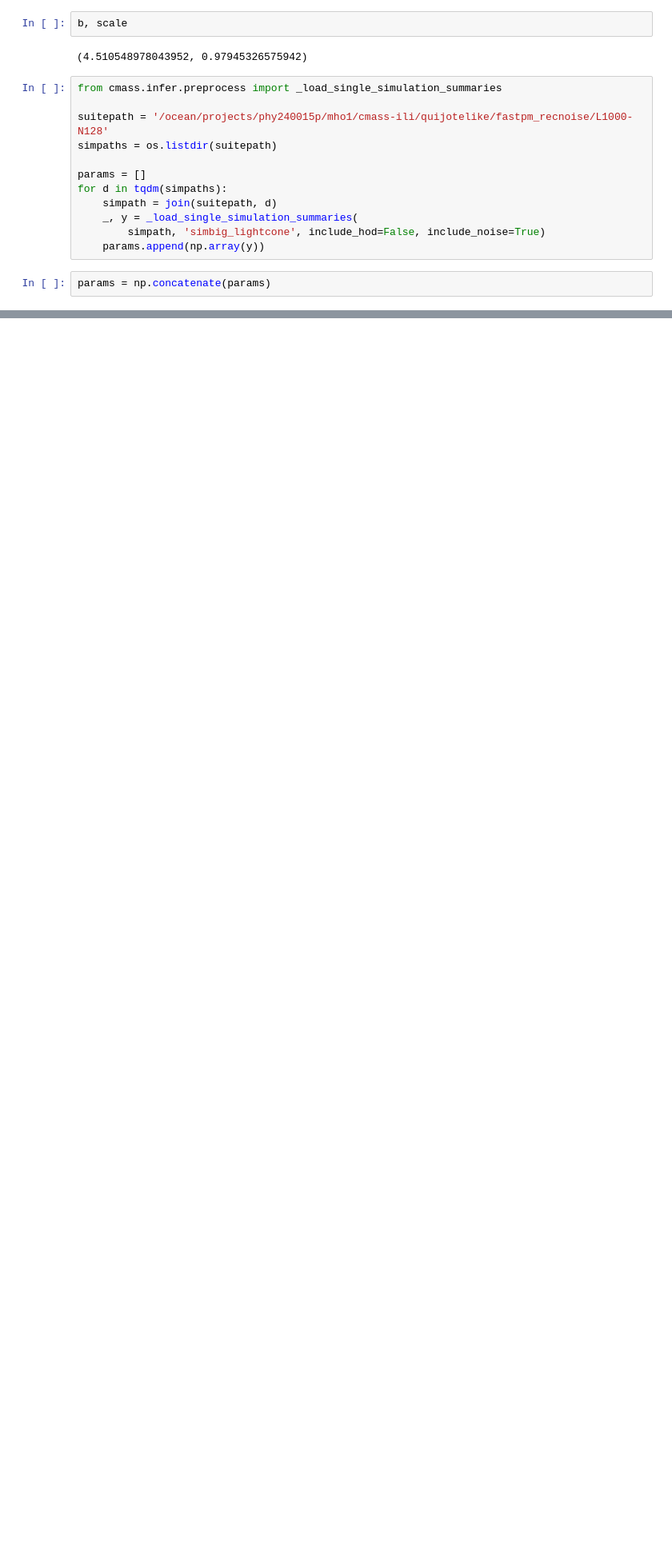
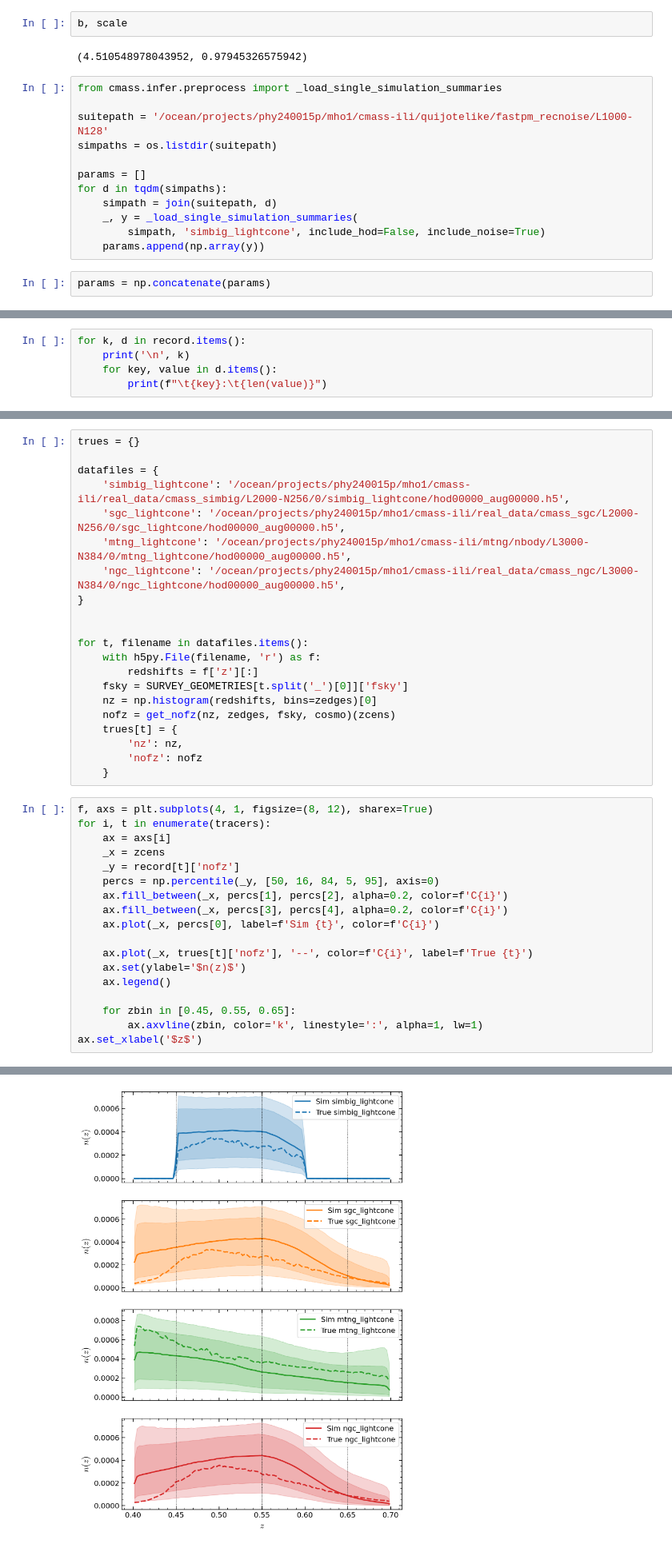
Before and after one commit to maho3/matts_tests, a Jupyter notebook: test_noising.ipynb, the cells around one changed output, grey strips where cells are left out. Shown at 80% size. Saved outputs shown, nothing was run; the diff lists cells and outputs as text; blank space fills up the shorter version.

```diff
--- a/test_noising.ipynb
+++ b/test_noising.ipynb
@@ -89,0 +238,5 @@ ax.semilogy()
+# %%
+for k, d in record.items():
+    print('\n', k)
+    for key, value in d.items():
+        print(f"\t{key}:\t{len(value)}")
@@ -89,0 +306,40 @@ ax.semilogy()
+# %%
+trues = {}
+
+datafiles = {
+    'simbig_lightcone': '/ocean/projects/phy240015p/mho1/cmass-ili/real_data/cmass_simbig/L2000-N256/0/simbig_lightcone/hod00000_aug00000.h5',
+    'sgc_lightcone': '/ocean/projects/phy240015p/mho1/cmass-ili/real_data/cmass_sgc/L2000-N256/0/sgc_lightcone/hod00000_aug00000.h5',
+    'mtng_lightcone': '/ocean/projects/phy240015p/mho1/cmass-ili/mtng/nbody/L3000-N384/0/mtng_lightcone/hod00000_aug00000.h5',
+    'ngc_lightcone': '/ocean/projects/phy240015p/mho1/cmass-ili/real_data/cmass_ngc/L3000-N384/0/ngc_lightcone/hod00000_aug00000.h5',
+}
+
+
+for t, filename in datafiles.items():
+    with h5py.File(filename, 'r') as f:
+        redshifts = f['z'][:]
+    fsky = SURVEY_GEOMETRIES[t.split('_')[0]]['fsky']
+    nz = np.histogram(redshifts, bins=zedges)[0]
+    nofz = get_nofz(nz, zedges, fsky, cosmo)(zcens)
+    trues[t] = {
+        'nz': nz,
+        'nofz': nofz
+    }
+# %%
+f, axs = plt.subplots(4, 1, figsize=(8, 12), sharex=True)
+for i, t in enumerate(tracers):
+    ax = axs[i]
+    _x = zcens
+    _y = record[t]['nofz']
+    percs = np.percentile(_y, [50, 16, 84, 5, 95], axis=0)
+    ax.fill_between(_x, percs[1], percs[2], alpha=0.2, color=f'C{i}')
+    ax.fill_between(_x, percs[3], percs[4], alpha=0.2, color=f'C{i}')
+    ax.plot(_x, percs[0], label=f'Sim {t}', color=f'C{i}')
+
+    ax.plot(_x, trues[t]['nofz'], '--', color=f'C{i}', label=f'True {t}')
+    ax.set(ylabel='$n(z)$')
+    ax.legend()
+
+    for zbin in [0.45, 0.55, 0.65]:
+        ax.axvline(zbin, color='k', linestyle=':', alpha=1, lw=1)
+ax.set_xlabel('$z$')
+# %% [output]
@@ -89,0 +347 @@ ax.semilogy()
+[figure, added]
```
Also changed, not shown: parts of 11 cells of this notebook, 2 other files.
